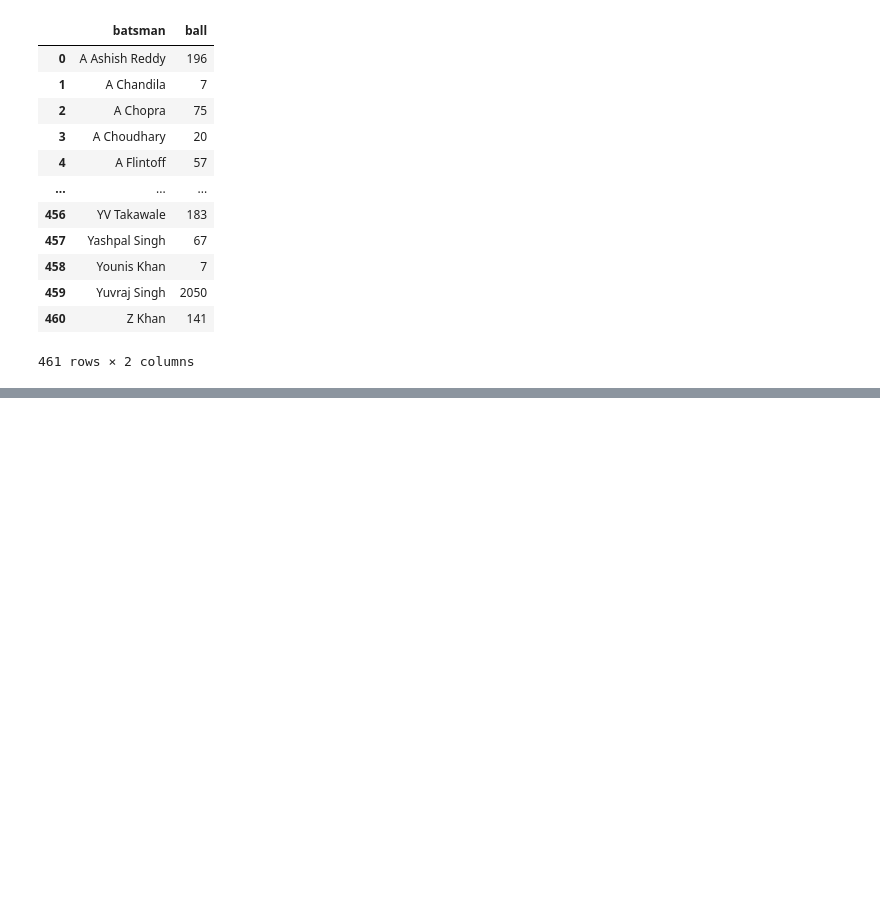
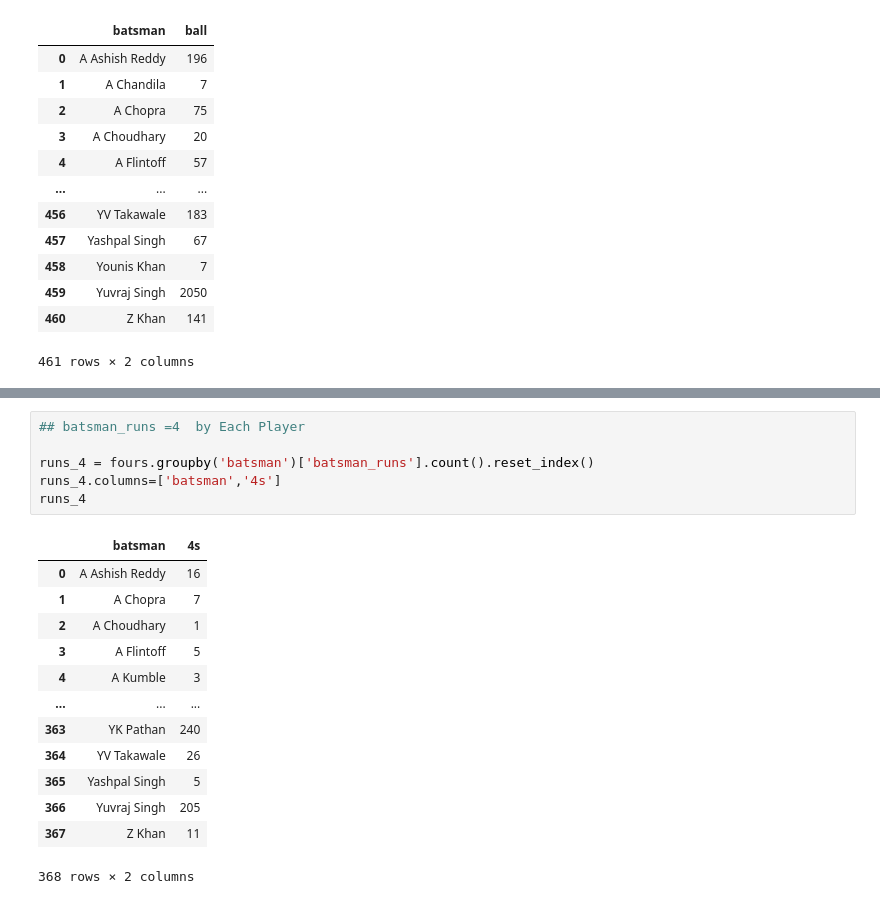
Before and after one commit to sheddyranking/IPL_Data_Analysis, a Jupyter notebook: deliveries_production.ipynb, the cells around one changed output, grey strips where cells are left out. Cells and saved outputs as stored; diff of their text form; blank space fills up the shorter version.

```diff
--- a/deliveries_production.ipynb
+++ b/deliveries_production.ipynb
@@ -315,0 +335,20 @@ runs
+# %%
+## batsman_runs =4  by Each Player
+
+runs_4 = fours.groupby('batsman')['batsman_runs'].count().reset_index()
+runs_4.columns=['batsman','4s']
+runs_4
+# %% [output]
+|  | batsman | 4s |
+| 0 | A Ashish Reddy | 16 |
+| 1 | A Chopra | 7 |
+| 2 | A Choudhary | 1 |
+| 3 | A Flintoff | 5 |
+| 4 | A Kumble | 3 |
+| ... | ... | ... |
+| 363 | YK Pathan | 240 |
+| 364 | YV Takawale | 26 |
+| 365 | Yashpal Singh | 5 |
+| 366 | Yuvraj Singh | 205 |
+| 367 | Z Khan | 11 |
+368 rows × 2 columns
```
Also changed, not shown: parts of 8 cells of this notebook.
